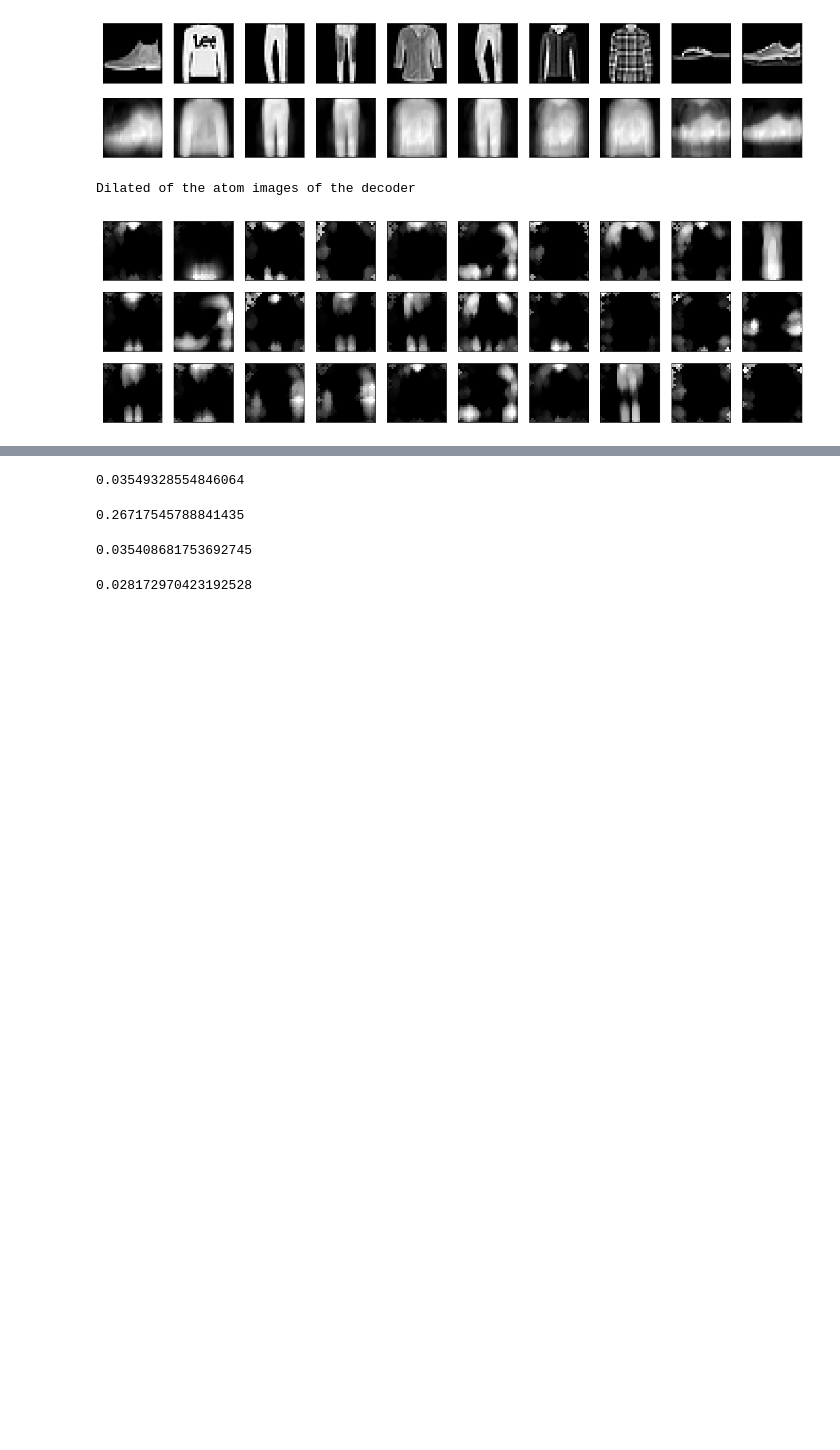
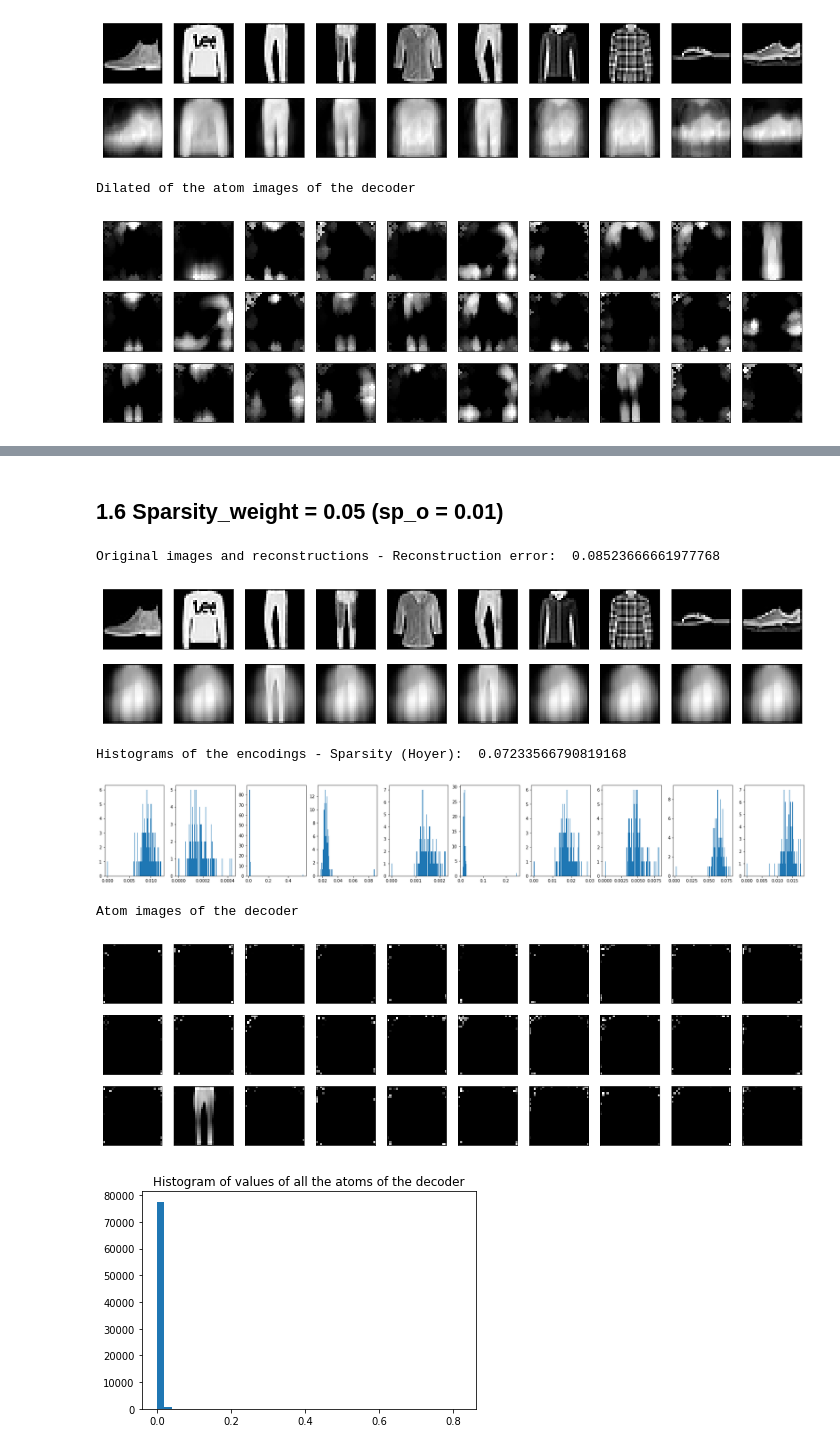
Before and after one commit to PonchonB/Mathematical_Morphologies_And_Deep_Learning, a Jupyter notebook: Notebooks/18_08_16_ShallowAE_KLdivergence_AsymetricDecay_noAMD.ipynb, the cells around one changed output, grey strips where cells are left out. Saved outputs shown, nothing was run; the diff lists cells and outputs as text; code cells hidden in the pictures; blank space fills up the shorter version.

Commit message:
AsymAE with AMD

```diff
--- a/Notebooks/18_08_16_ShallowAE_KLdivergence_AsymetricDecay_noAMD.ipynb
+++ b/Notebooks/18_08_16_ShallowAE_KLdivergence_AsymetricDecay_noAMD.ipynb
@@ -131,18 +130,18 @@ Nb:
 * The lowest sparsity measuer is not significant, as if all coefficients are very close to zero but are similar, then the sparsity measure from Hoyer 2004 is close to 0.
 * Highest max-approximation error to dilatation of the originals and of the reconstruction reached with the weakest sparsity constraint.
 # %%
-sparsity_objectives = np.load('../ShallowAE/Sparse_NonNeg/KLdivSum_AsymDecay/TestOutputs/18_08_16_sparsityObjectives_dim100.npy')
-sparsity_weights = np.load('../ShallowAE/Sparse_NonNeg/KLdivSum_AsymDecay/TestOutputs/18_08_16_sparsityWeights_dim100.npy')
-test_mse = np.load('../ShallowAE/Sparse_NonNeg/KLdivSum_AsymDecay/TestOutputs/18_08_16_test_errors_dim100.npy')
-train_mse = np.load('../ShallowAE/Sparse_NonNeg/KLdivSum_AsymDecay/TestOutputs/18_08_16_training_errors_dim100.npy')
-test_kl_loss = np.load('../ShallowAE/Sparse_NonNeg/KLdivSum_AsymDecay/TestOutputs/18_08_16_test_kl_loss_dim100.npy')
-train_kl_loss = np.load('../ShallowAE/Sparse_NonNeg/KLdivSum_AsymDecay/TestOutputs/18_08_16_training_kl_loss_dim100.npy')
-test_max_approx_to_Original = np.load('../ShallowAE/Sparse_NonNeg/KLdivSum_AsymDecay/TestOutputs/18_08_16_test_max_approx_error_toOriginal_dilation_dim100.npy')
-train_max_approx_to_Original = np.load('../ShallowAE/Sparse_NonNeg/KLdivSum_AsymDecay/TestOutputs/18_08_16_training_max_approx_error_toOriginal_dilatation_dim100.npy')
-test_max_approx_to_Rec = np.load('../ShallowAE/Sparse_NonNeg/KLdivSum_AsymDecay/TestOutputs/18_08_16_test_max_approx_error_toRec_dilation_dim100.npy')
-train_max_approx_to_Rec = np.load('../ShallowAE/Sparse_NonNeg/KLdivSum_AsymDecay/TestOutputs/18_08_16_training_max_approx_error_toRec_dilatation_dim100.npy')
-test_sparsity = np.load('../ShallowAE/Sparse_NonNeg/KLdivSum_AsymDecay/TestOutputs/18_08_16_test_sparsity_dim100.npy')
-train_sparsity = np.load('../ShallowAE/Sparse_NonNeg/KLdivSum_AsymDecay/TestOutputs/18_08_16_training_sparsity_dim100.npy')
+sparsity_objectives = np.load('../Results/ShallowAE/Sparse_NonNeg/KLdivSum_AsymDecay/TestOutputs/18_08_16_sparsityObjectives_dim100.npy')
+sparsity_weights = np.load('../Results/ShallowAE/Sparse_NonNeg/KLdivSum_AsymDecay/TestOutputs/18_08_16_sparsityWeights_dim100.npy')
+test_mse = np.load('../Results/ShallowAE/Sparse_NonNeg/KLdivSum_AsymDecay/TestOutputs/18_08_16_test_errors_dim100.npy')
+train_mse = np.load('../Results/ShallowAE/Sparse_NonNeg/KLdivSum_AsymDecay/TestOutputs/18_08_16_training_errors_dim100.npy')
+test_kl_loss = np.load('../Results/ShallowAE/Sparse_NonNeg/KLdivSum_AsymDecay/TestOutputs/18_08_16_test_kl_loss_dim100.npy')
+train_kl_loss = np.load('../Results/ShallowAE/Sparse_NonNeg/KLdivSum_AsymDecay/TestOutputs/18_08_16_training_kl_loss_dim100.npy')
+test_max_approx_to_Original = np.load('../Results/ShallowAE/Sparse_NonNeg/KLdivSum_AsymDecay/TestOutputs/18_08_16_test_max_approx_error_toOriginal_dilation_dim100.npy')
+train_max_approx_to_Original = np.load('../Results/ShallowAE/Sparse_NonNeg/KLdivSum_AsymDecay/TestOutputs/18_08_16_training_max_approx_error_toOriginal_dilatation_dim100.npy')
+test_max_approx_to_Rec = np.load('../Results/ShallowAE/Sparse_NonNeg/KLdivSum_AsymDecay/TestOutputs/18_08_16_test_max_approx_error_toRec_dilation_dim100.npy')
+train_max_approx_to_Rec = np.load('../Results/ShallowAE/Sparse_NonNeg/KLdivSum_AsymDecay/TestOutputs/18_08_16_training_max_approx_error_toRec_dilatation_dim100.npy')
+test_sparsity = np.load('../Results/ShallowAE/Sparse_NonNeg/KLdivSum_AsymDecay/TestOutputs/18_08_16_test_sparsity_dim100.npy')
+train_sparsity = np.load('../Results/ShallowAE/Sparse_NonNeg/KLdivSum_AsymDecay/TestOutputs/18_08_16_training_sparsity_dim100.npy')
 # %%
 plt.figure(figsize=(30,50))
 
@@ -535,16 +472,23 @@ errs[-1] = np.mean(np.square(x_test_batch-x_rec_batch))
-# %%
-np.mean(errs)
-# %% [output]
-0.03549328554846064
-# %%
-100*(0.03549328554846064-0.035398708885908126)/0.035398708885908126
-# %% [output]
-0.26717545788841435
-# %%
-np.mean(errs)
-# %% [output]
-0.035408681753692745
-# %%
-100*(0.035408681753692745-0.035398708885908126)/0.035398708885908126
-# %% [output]
-0.028172970423192528
+# %% [markdown]
+## 1.6 Sparsity_weight = 0.05 (sp_o = 0.01)
+# %%
+sp_o = 0.01
+sp_w = 0.05
+i = np.arange(8)[sparsity_weights==sp_w][0]
+j = np.arange(4)[sparsity_objectives==sp_o][0]
+AE = Sparse_NonNeg_ShallowAE_KLsum_AsymDecay.load('18_08_17_dim100_KLdivSum_'+str(sp_w)+'_'+str(sp_o)+'_AsymDecay_0_1_1.h5')
+print('Original images and reconstructions - Reconstruction error: ', test_mse[i,j])
+AE.plot_reconstructions(x_small)
+print('Histograms of the encodings - Sparsity (Hoyer): ', test_sparsity[i,j])
+AE.plot_histograms_of_the_encoding(x_small)
+print('Atom images of the decoder')
+AE.plot_atoms_decoder(nb_to_plot=30)
+AE.plot_histograms_of_the_decoder_atoms()
+# %% [output]
+Original images and reconstructions - Reconstruction error:  0.08523666661977768
+[figure, added]
+Histograms of the encodings - Sparsity (Hoyer):  0.07233566790819168
+[figure, added]
+Atom images of the decoder
+[figure, added]
+[figure, added]
```
Also changed, not shown: parts of 22 cells of this notebook, 6 other files.
